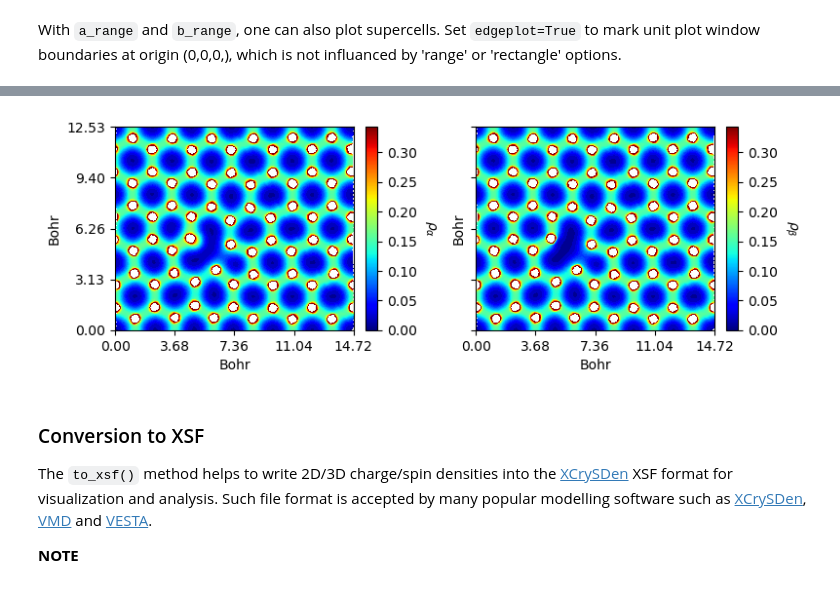
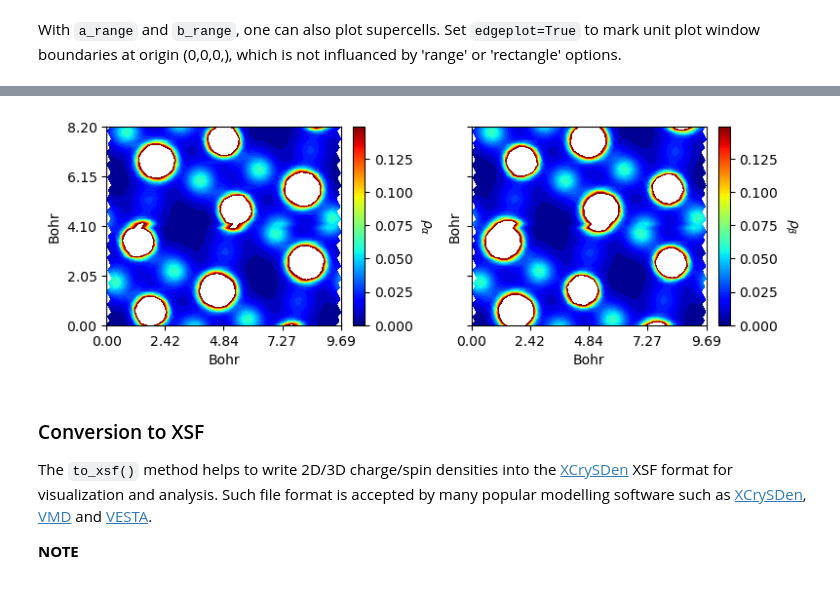
Before and after one commit to Spica-Vir/CRYSTALpytools-dev, a Jupyter notebook: examples/charge_density/charge_density.ipynb, the cells around one changed output, grey strips where cells are left out. Drawn from its saved outputs; the diff is of its cells as text; code cells hidden in the pictures.

```diff
--- a/examples/charge_density/charge_density.ipynb
+++ b/examples/charge_density/charge_density.ipynb
@@ -199,16 +249,16 @@ As has illustrated above, the `subtract()` method helps to generate difference m
 # %%
 from CRYSTALpytools.electronics import ChargeDensity
 import numpy as np
 
-chglevel = np.log(np.linspace(1, 10, 100)) * 0.53**3 # roughly convert AA^-3 to Bohr^-3
+chglevel = np.log10(np.linspace(1, 10, 100)) * 0.53**3 # roughly convert AA^-3 to Bohr^-3
 
-chg = ChargeDensity.from_file('dens_grapheneMV.f25', method='alpha_beta',
-                              output='dens_grapheneMV.out')
+chg = ChargeDensity.from_file('dens_hematite.f25', method='alpha_beta',
+                              output='dens_hematite.out')
 fig = chg.plot_2D(unit='a.u.', levels=[chglevel, chglevel], figsize=[8, 6],
                   cbar_label=[r'$\rho_{\alpha}$', r'$\rho_{\beta}$'],
-                  rectangle=True, title=None)
+                  b_range=[0, 2], rectangle=True, title=None)
 # %% [output]
-[figure, old version]
+[figure, new version]
 # %% [markdown]
 ### Conversion to XSF
 
```
Also changed, not shown: parts of 26 cells of this notebook, 22 other files.
